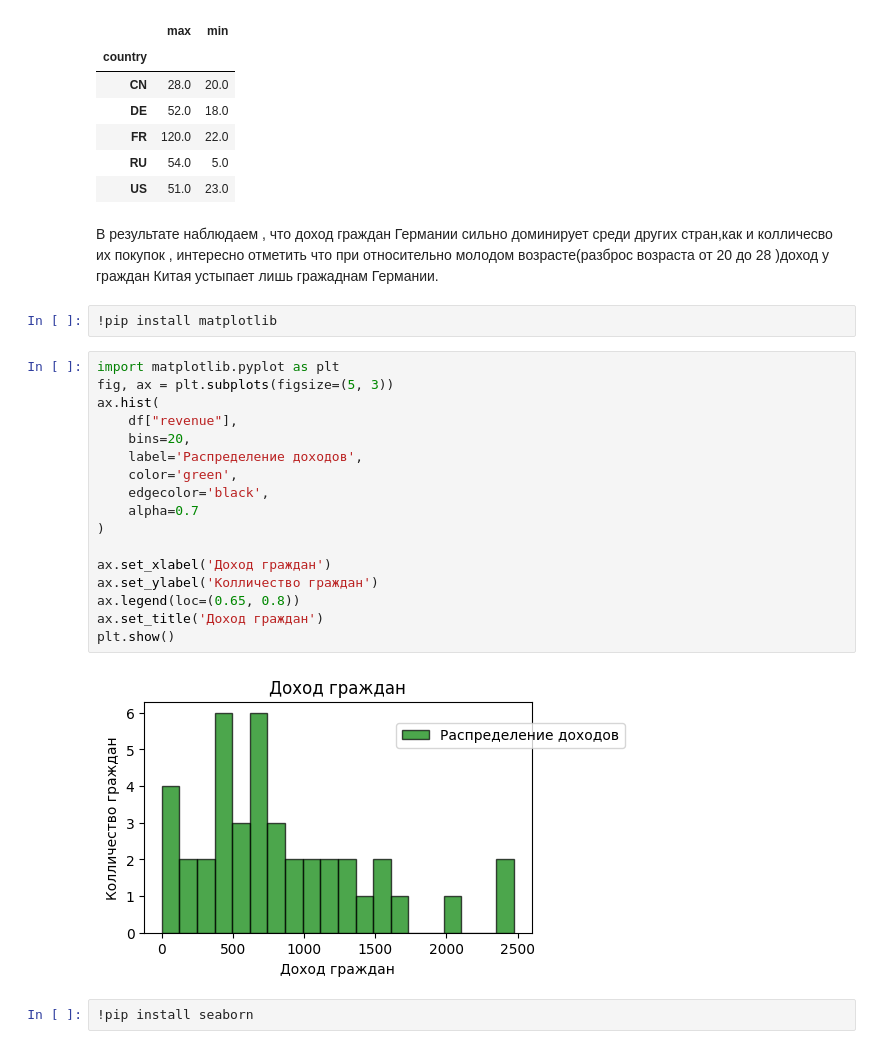
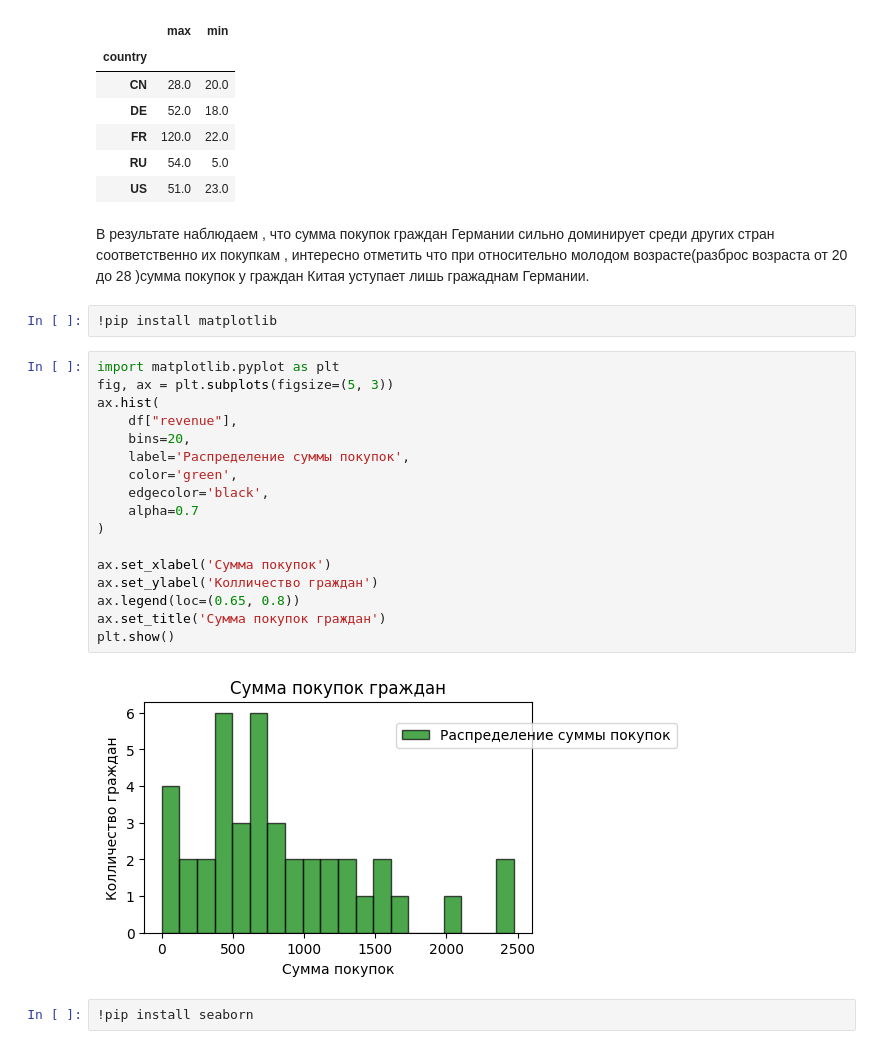
Before and after one commit to FazilM566/engineering, a Jupyter notebook: homeworks/HW02/HW02.ipynb, the cells around one changed output. Cells and saved outputs as stored; diff of their text form.

```diff
--- a/homeworks/HW02/HW02.ipynb
+++ b/homeworks/HW02/HW02.ipynb
@@ -163,30 +163,30 @@ gr1
 | RU | 54.0 | 5.0 |
 | US | 51.0 | 23.0 |
 # %% [markdown]
-В результате наблюдаем , что доход граждан Германии сильно доминирует среди других стран,как и колличесво их покупок , интересно отметить что при  относительно молодом возрасте(разброс возраста от 20 до 28 )доход у граждан Китая устыпает лишь гражаднам Германии.
+В результате наблюдаем , что сумма покупок граждан Германии сильно доминирует среди других стран соответственно их покупкам , интересно отметить что при относительно молодом возрасте(разброс возраста от 20 до 28 )сумма покупок у граждан Китая уступает лишь гражаднам Германии.
-# %%
-!pip install matplotlib
+# %%
+!pip install matplotlib
 # %%
 import matplotlib.pyplot as plt
 fig, ax = plt.subplots(figsize=(5, 3))
 ax.hist(
     df["revenue"],
     bins=20,
-    label='Распределение доходов',
+    label='Распределение суммы покупок',
     color='green',
     edgecolor='black',
     alpha=0.7
 )
 
-ax.set_xlabel('Доход граждан')
+ax.set_xlabel('Сумма покупок')
 ax.set_ylabel('Колличество граждан')
 ax.legend(loc=(0.65, 0.8))
-ax.set_title('Доход граждан')
+ax.set_title('Сумма покупок граждан')
 plt.show()
 # %% [output]
-[figure, old version]
+[figure, new version]
-# %%
-!pip install seaborn
+# %%
+!pip install seaborn
 # %%
 import seaborn as sns
 fig, axes = plt.subplots(1,2,figsize=(15, 5)) # визуализация выбросов значений(ящик с усами)
```
Also changed, not shown: parts of 8 cells of this notebook.
